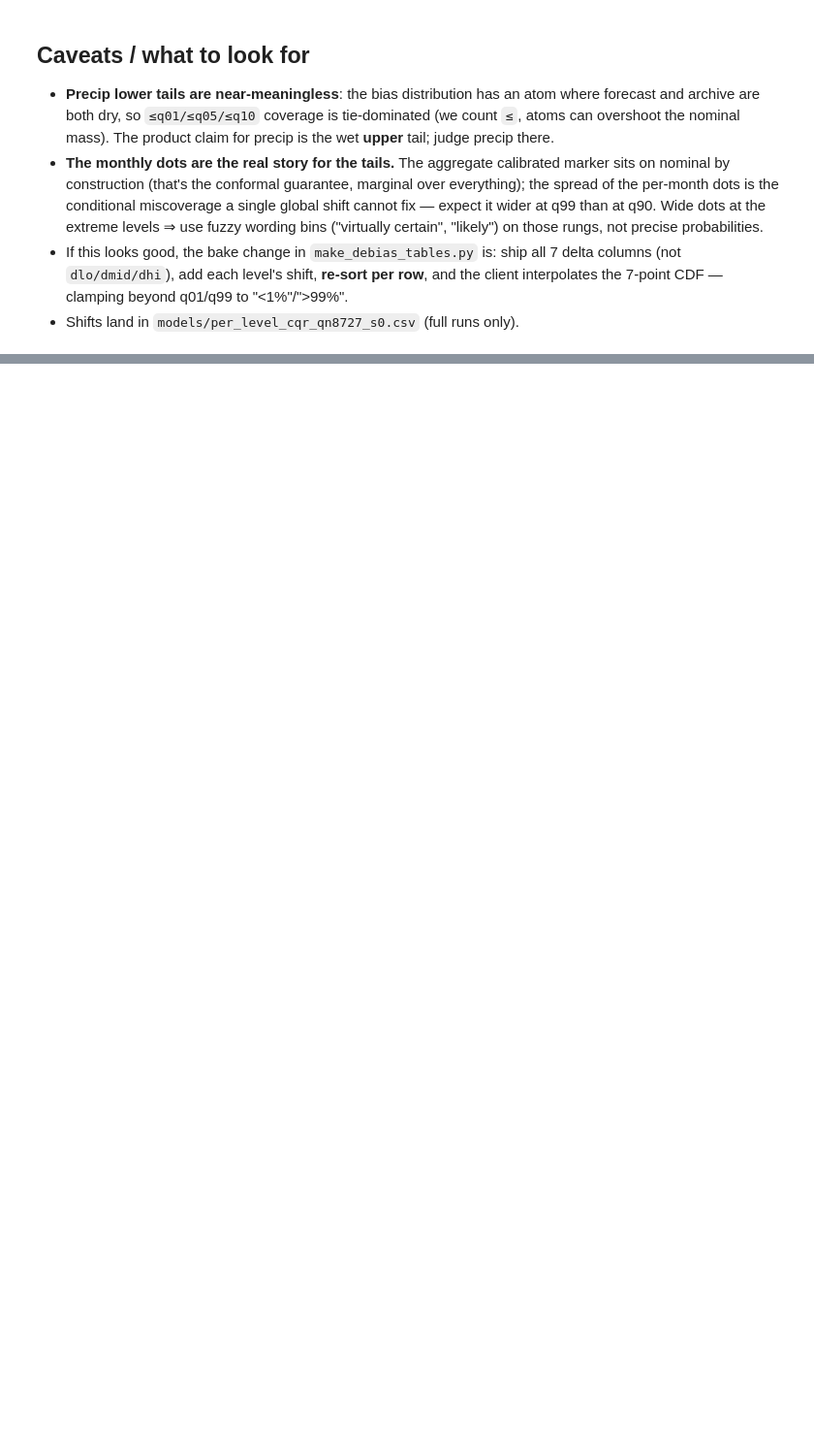
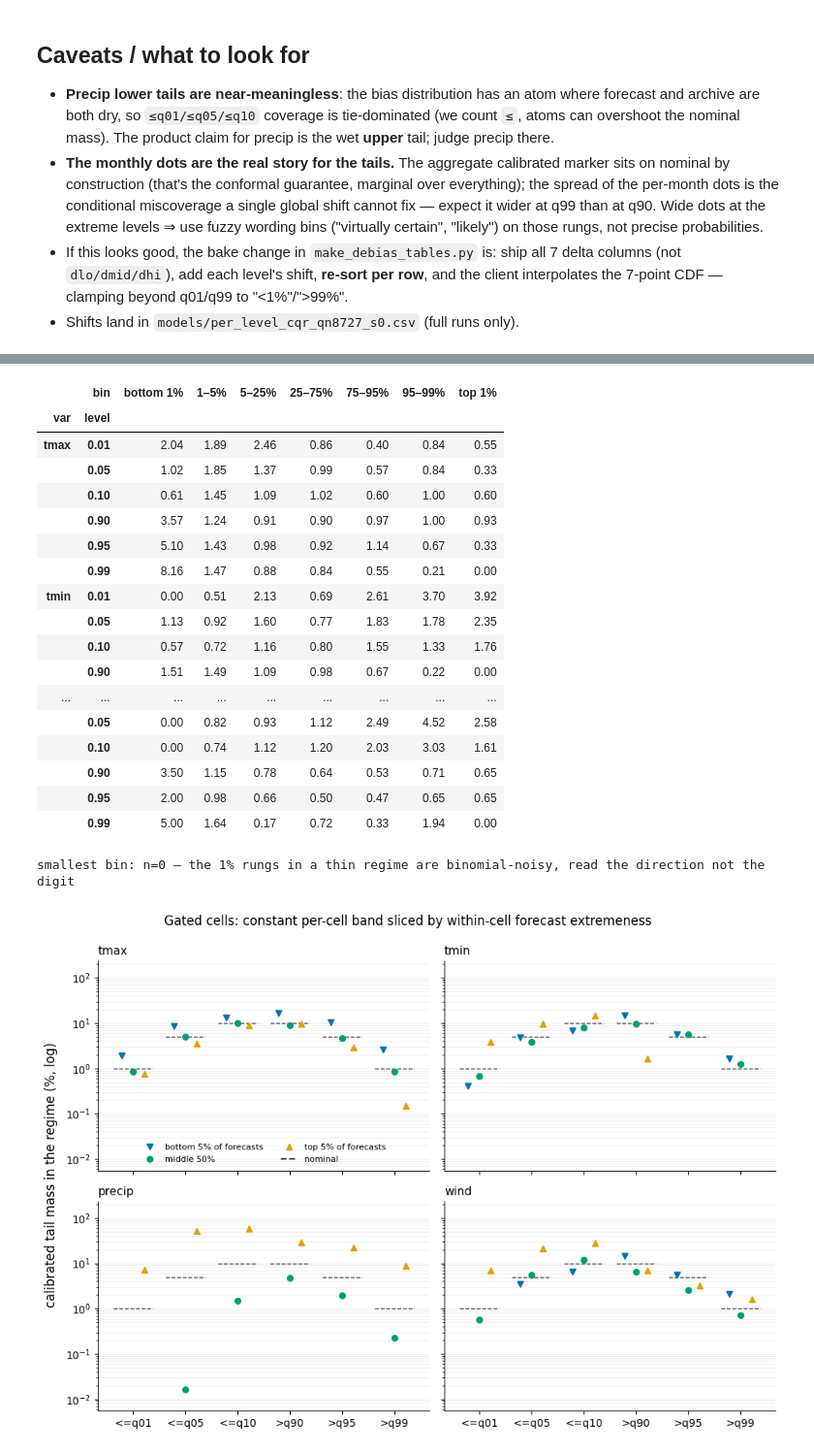
Before and after one commit to theitush/WeatherBaseline, a Jupyter notebook: scripts/bias_study/cqr_per_level_validity.ipynb, the cells around one changed output, grey strips where cells are left out. Shown at 97% size. Cells and saved outputs as stored; diff of their text form; code cells hidden in the pictures; blank space fills up the shorter version.

```diff
--- a/scripts/bias_study/cqr_per_level_validity.ipynb
+++ b/scripts/bias_study/cqr_per_level_validity.ipynb
@@ -473,0 +765,74 @@ smallest bin: n=0 — at the 1% claims a bin needs a few thousand rows before th
+# %%
+CLAIMS = [(0.01, "<=q01"), (0.05, "<=q05"), (0.10, "<=q10"),
+          (0.90, ">q90"), (0.95, ">q95"), (0.99, ">q99")]
+nominal_pct = [level * 100 if level < 0.5 else (1 - level) * 100 for level, _ in CLAIMS]
+
+gated_conditional["ratio"] = gated_conditional.tail_mass / [
+    level if level < 0.5 else round(1 - level, 6) for level in gated_conditional.level]
+gated_conditional_ratio = (gated_conditional.pivot_table(
+    index=["var", "level"], columns="bin", values="ratio", observed=False)
+    .reindex(index=VAR_NAMES, level=0).reindex(columns=FORECAST_BIN_LABELS))
+display(gated_conditional_ratio.round(2))
+print(f"smallest bin: n={gated_conditional.n.min():,} — the 1% rungs in a thin"
+      " regime are binomial-noisy, read the direction not the digit")
+
+REGIMES = [("bottom 5% of forecasts", ["bottom 1%", "1–5%"], "#0072B2", "v"),
+           ("middle 50%", ["25–75%"], "#009E73", "o"),
+           ("top 5% of forecasts", ["95–99%", "top 1%"], "#E69F00", "^")]
+
+plotted_pct = []
+fig, axes = plt.subplots(2, 2, figsize=(10, 7), sharex=True, sharey=True)
+for ax, name in zip(axes.flat, VAR_NAMES):
+    for i, (level, _) in enumerate(CLAIMS):
+        ax.hlines(nominal_pct[i], i - 0.38, i + 0.38, color="0.2", lw=1, ls="--")
+        for offset, (regime, regime_bins, color, marker) in zip((-0.22, 0, 0.22), REGIMES):
+            sub = gated_conditional[(gated_conditional["var"] == name)
+                                    & (gated_conditional.level == level)
+                                    & gated_conditional.bin.isin(regime_bins)
+                                    ].dropna(subset=["tail_mass"])
+            if not sub.n.sum():
+                continue
+            mass_pct = (sub.tail_mass * sub.n).sum() / sub.n.sum() * 100
+            if mass_pct <= 0:
+                continue
+            plotted_pct.append(mass_pct)
+            ax.plot(i + offset, mass_pct, marker, color=color, ms=5.5)
+    ax.set_yscale("log")
+    ax.set_title(name, loc="left", fontsize=11)
+    ax.set_xticks(range(len(CLAIMS)), [claim for _, claim in CLAIMS])
+    ax.grid(axis="y", color="0.92", lw=0.6, which="both")
+    ax.set_axisbelow(True)
+    for side in ("top", "right"):
+        ax.spines[side].set_visible(False)
+axes[0, 0].set_ylim(min(plotted_pct) / 3, max(plotted_pct) * 4)
+fig.supylabel("calibrated tail mass in the regime (%, log)")
+axes[0, 0].legend(handles=[
+    Line2D([], [], marker=marker, color=color, ls="", ms=5.5, label=regime)
+    for regime, _, color, marker in REGIMES]
+    + [Line2D([], [], ls="--", color="0.2", label="nominal")],
+    frameon=False, fontsize=8, loc="lower center", ncol=2)
+fig.suptitle("Gated cells: constant per-cell band sliced by within-cell"
+             " forecast extremeness", y=0.99)
+fig.tight_layout()
+plt.show()
+# %% [output]
+|  | bin | bottom 1% | 1–5% | 5–25% | 25–75% | 75–95% | 95–99% | top 1% |
+| var | level |  |  |  |  |  |  |  |
+| tmax | 0.01 | 2.04 | 1.89 | 2.46 | 0.86 | 0.40 | 0.84 | 0.55 |
+|  | 0.05 | 1.02 | 1.85 | 1.37 | 0.99 | 0.57 | 0.84 | 0.33 |
+|  | 0.10 | 0.61 | 1.45 | 1.09 | 1.02 | 0.60 | 1.00 | 0.60 |
+|  | 0.90 | 3.57 | 1.24 | 0.91 | 0.90 | 0.97 | 1.00 | 0.93 |
+|  | 0.95 | 5.10 | 1.43 | 0.98 | 0.92 | 1.14 | 0.67 | 0.33 |
+|  | 0.99 | 8.16 | 1.47 | 0.88 | 0.84 | 0.55 | 0.21 | 0.00 |
+| tmin | 0.01 | 0.00 | 0.51 | 2.13 | 0.69 | 2.61 | 3.70 | 3.92 |
+|  | 0.05 | 1.13 | 0.92 | 1.60 | 0.77 | 1.83 | 1.78 | 2.35 |
+|  | 0.10 | 0.57 | 0.72 | 1.16 | 0.80 | 1.55 | 1.33 | 1.76 |
+|  | 0.90 | 1.51 | 1.49 | 1.09 | 0.98 | 0.67 | 0.22 | 0.00 |
+| ... | ... | ... | ... | ... | ... | ... | ... | ... |
+|  | 0.05 | 0.00 | 0.82 | 0.93 | 1.12 | 2.49 | 4.52 | 2.58 |
+|  | 0.10 | 0.00 | 0.74 | 1.12 | 1.20 | 2.03 | 3.03 | 1.61 |
+|  | 0.90 | 3.50 | 1.15 | 0.78 | 0.64 | 0.53 | 0.71 | 0.65 |
+|  | 0.95 | 2.00 | 0.98 | 0.66 | 0.50 | 0.47 | 0.65 | 0.65 |
+|  | 0.99 | 5.00 | 1.64 | 0.17 | 0.72 | 0.33 | 1.94 | 0.00 |
+smallest bin: n=0 — the 1% rungs in a thin regime are binomial-noisy, read the direction not the digit
+[figure, added]
```
Also changed, not shown: parts of 18 cells of this notebook, 1 other file.
